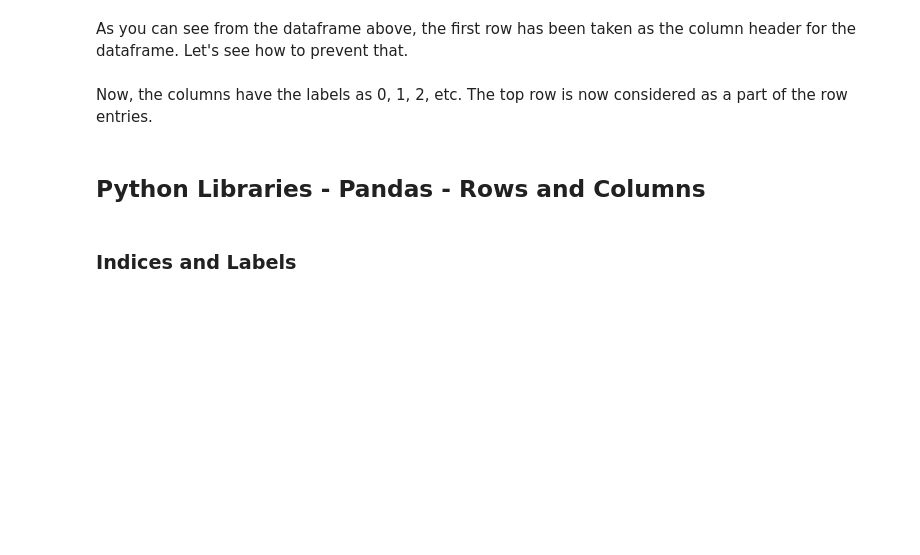
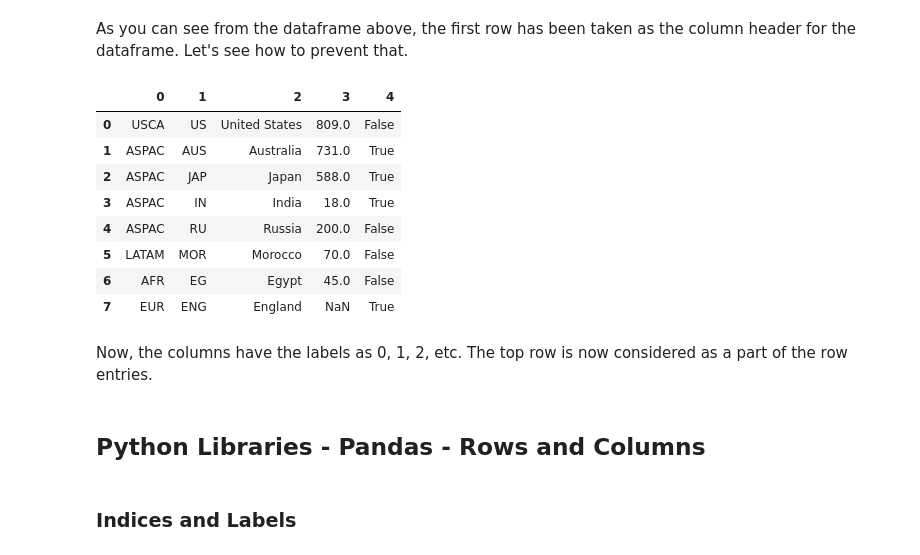
Before and after one commit to Anik-Adnan/Python-Libraries-NumPy-Matplotlib-and-Pandas, a Jupyter notebook: Pandas+Notebook+I.ipynb, the cells around one changed output. Cells and saved outputs as stored; diff of their text form; code cells hidden in the pictures; blank space fills up the shorter version.

```diff
--- a/Pandas+Notebook+I.ipynb
+++ b/Pandas+Notebook+I.ipynb
@@ -69,9 +130,20 @@ cars =
 As you can see from the dataframe above, the first row has been taken as the column header for the dataframe. Let's see how to prevent that.
 # %%
 # load the dataframe from the csv without any header
-cars =
+cars = cars = pd.read_csv('/content/drive/My Drive/Colab-Notebooks/cars.csv',header=None)
 
 # check the dataframe created
+cars
+# %% [output]
+|  | 0 | 1 | 2 | 3 | 4 |
+| 0 | USCA | US | United States | 809.0 | False |
+| 1 | ASPAC | AUS | Australia | 731.0 | True |
+| 2 | ASPAC | JAP | Japan | 588.0 | True |
+| 3 | ASPAC | IN | India | 18.0 | True |
+| 4 | ASPAC | RU | Russia | 200.0 | False |
+| 5 | LATAM | MOR | Morocco | 70.0 | False |
+| 6 | AFR | EG | Egypt | 45.0 | False |
+| 7 | EUR | ENG | England | NaN | True |
 # %% [markdown]
 Now, the columns have the labels as 0, 1, 2, etc. The top row is now considered as a part of the row entries.
 # %% [markdown]
```
Also changed, not shown: parts of 18 cells of this notebook.
